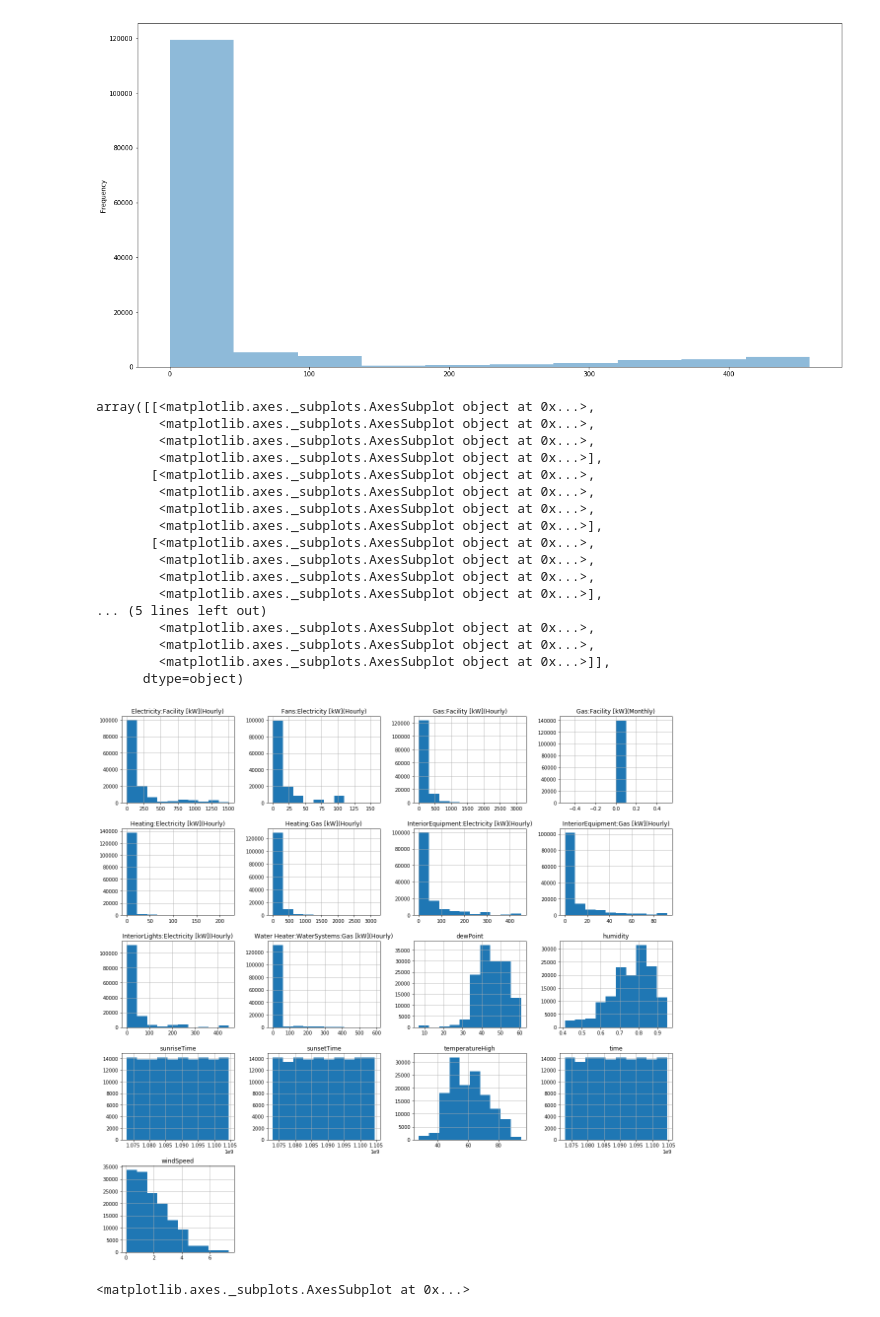
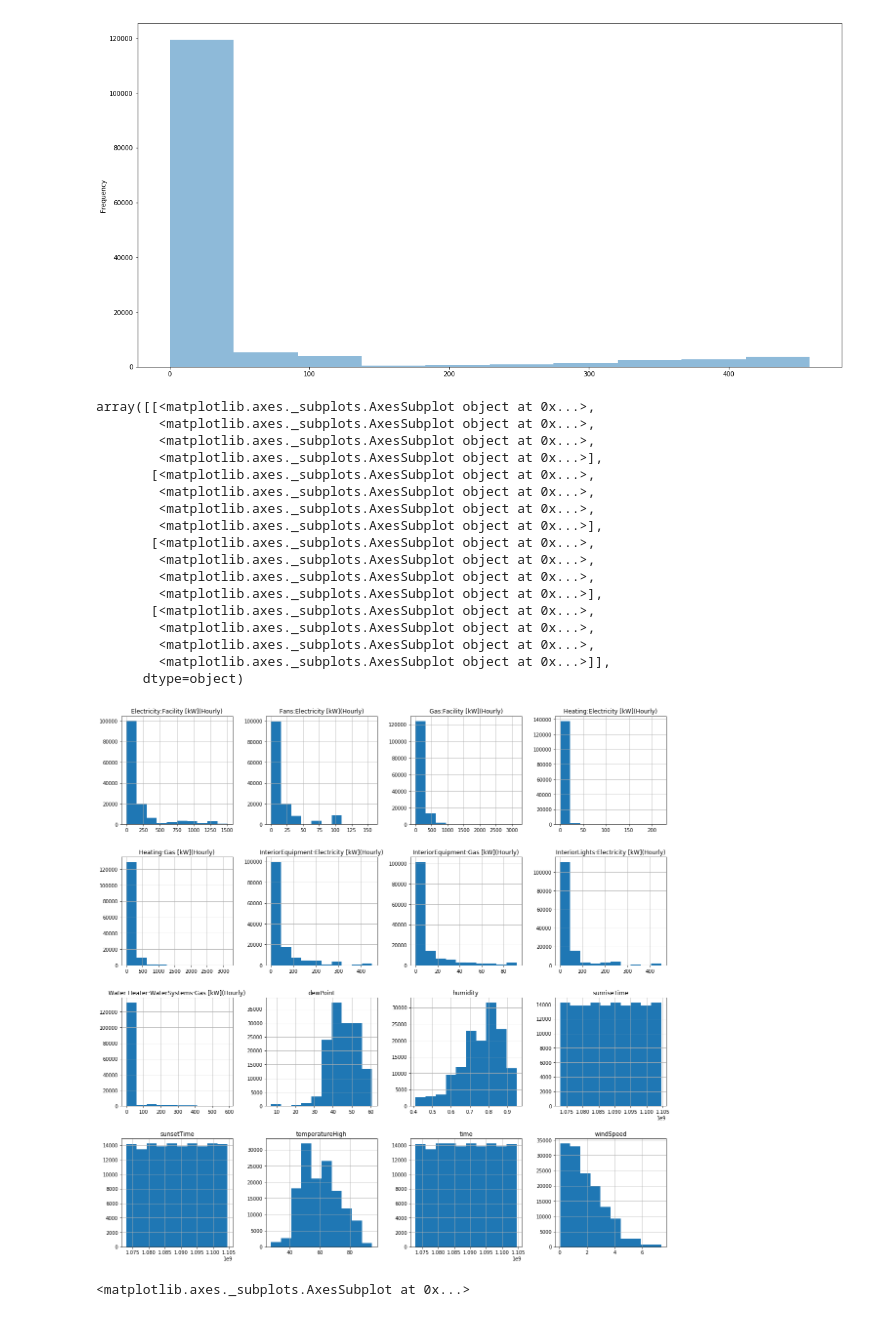
Before and after one commit to fagan2888/EnergyScience, a Jupyter notebook: EDA-Seattle.ipynb, the cells around one changed output. Cells and saved outputs as stored; diff of their text form; code cells hidden in the pictures.

```diff
--- a/EDA-Seattle.ipynb
+++ b/EDA-Seattle.ipynb
@@ -125,32 +118,32 @@ dataset['Cooling:Electricity [kW](Hourly)'].plot(kind='hist', alpha=0.5, figsize
 [figure]
 # %%
 dataset[['Electricity:Facility [kW](Hourly)', 'Fans:Electricity [kW](Hourly)',
-       'Gas:Facility [kW](Hourly)', 'Gas:Facility [kW](Monthly)',
+       'Gas:Facility [kW](Hourly)',
        'Heating:Electricity [kW](Hourly)', 'Heating:Gas [kW](Hourly)',
        'InteriorEquipment:Electricity [kW](Hourly)',
        'InteriorEquipment:Gas [kW](Hourly)',
        'InteriorLights:Electricity [kW](Hourly)',
        'Water Heater:WaterSystems:Gas [kW](Hourly)','time', 'sunriseTime',
        'sunsetTime', 'temperatureHigh', 'dewPoint', 'humidity', 'windSpeed']].hist(figsize=(20,20)) # Histogram for all features
 # %% [output]
 array([[<matplotlib.axes._subplots.AxesSubplot object at 0x...>,
         <matplotlib.axes._subplots.AxesSubplot object at 0x...>,
         <matplotlib.axes._subplots.AxesSubplot object at 0x...>,
         <matplotlib.axes._subplots.AxesSubplot object at 0x...>],
        [<matplotlib.axes._subplots.AxesSubplot object at 0x...>,
         <matplotlib.axes._subplots.AxesSubplot object at 0x...>,
         <matplotlib.axes._subplots.AxesSubplot object at 0x...>,
         <matplotlib.axes._subplots.AxesSubplot object at 0x...>],
        [<matplotlib.axes._subplots.AxesSubplot object at 0x...>,
         <matplotlib.axes._subplots.AxesSubplot object at 0x...>,
         <matplotlib.axes._subplots.AxesSubplot object at 0x...>,
         <matplotlib.axes._subplots.AxesSubplot object at 0x...>],
-... (5 lines left out)
+       [<matplotlib.axes._subplots.AxesSubplot object at 0x...>,
         <matplotlib.axes._subplots.AxesSubplot object at 0x...>,
         <matplotlib.axes._subplots.AxesSubplot object at 0x...>,
         <matplotlib.axes._subplots.AxesSubplot object at 0x...>]],
       dtype=object)
-[figure, old version]
+[figure, new version]
 # %%
 dataset['Cooling:Electricity [kW](Hourly)'].plot(kind='kde')
 # %% [output]
```
Also changed, not shown: parts of 6 cells of this notebook, 1 other file.
